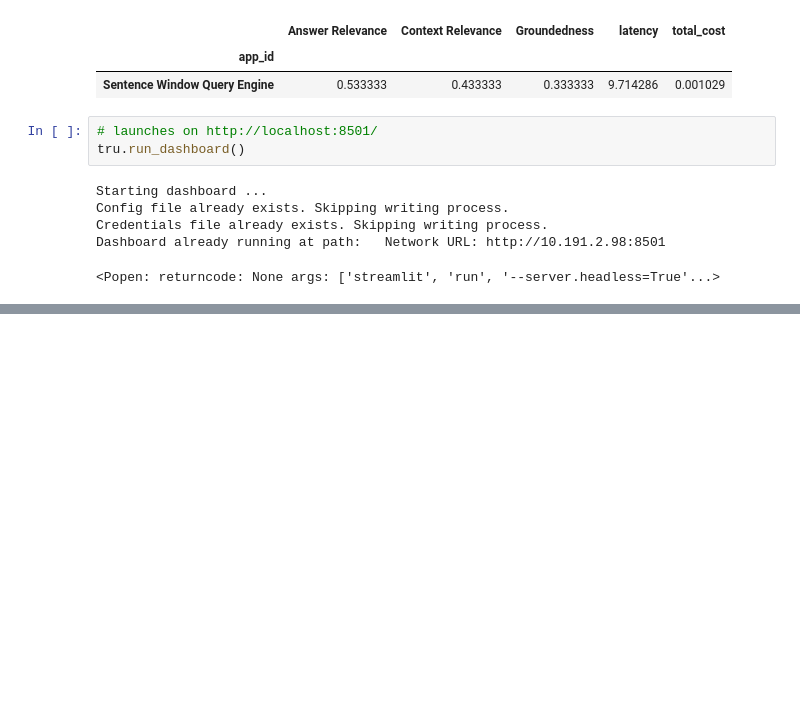
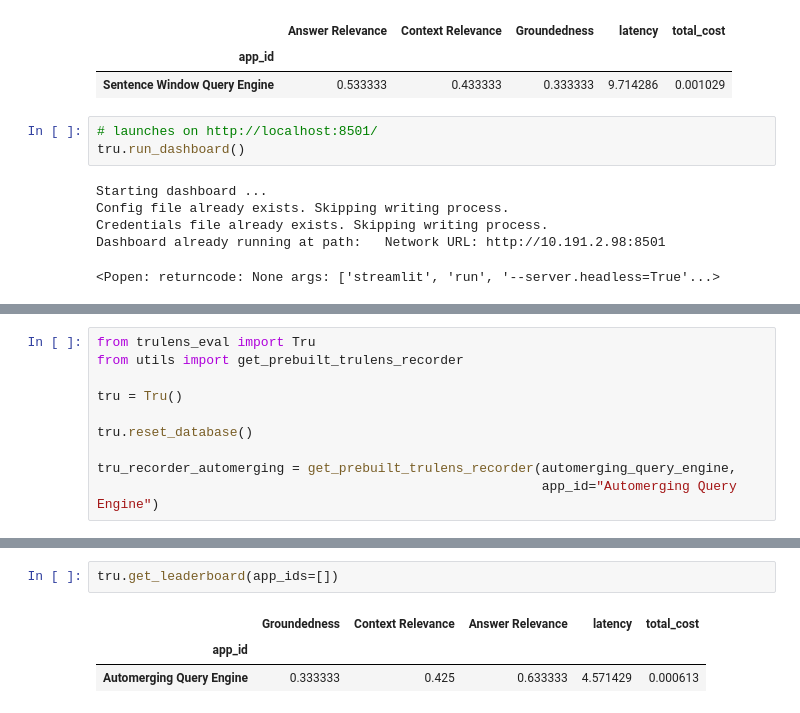
Before and after one commit to AbhimanyuAryan/netfixgpt, a Jupyter notebook: src/evaluation/eval.ipynb, the cells around one changed output, grey strips where cells are left out. Drawn from its saved outputs; the diff is of its cells as text; blank space fills up the shorter version.

```diff
--- a/src/evaluation/eval.ipynb
+++ b/src/evaluation/eval.ipynb
@@ -170,0 +198,10 @@ Dashboard already running at path:   Network URL: http://10.191.2.98:8501
+# %%
+from trulens_eval import Tru
+from utils import get_prebuilt_trulens_recorder
+
+tru = Tru()
+
+tru.reset_database()
+
+tru_recorder_automerging = get_prebuilt_trulens_recorder(automerging_query_engine,
+                                                         app_id="Automerging Query Engine")
@@ -170,0 +261,6 @@ Dashboard already running at path:   Network URL: http://10.191.2.98:8501
+# %%
+tru.get_leaderboard(app_ids=[])
+# %% [output]
+|  | Groundedness | Context Relevance | Answer Relevance | latency | total_cost |
+| app_id |  |  |  |  |  |
+| Automerging Query Engine | 0.333333 | 0.425 | 0.633333 | 4.571429 | 0.000613 |
```
Also changed, not shown: parts of 7 cells of this notebook, 1 other file.
